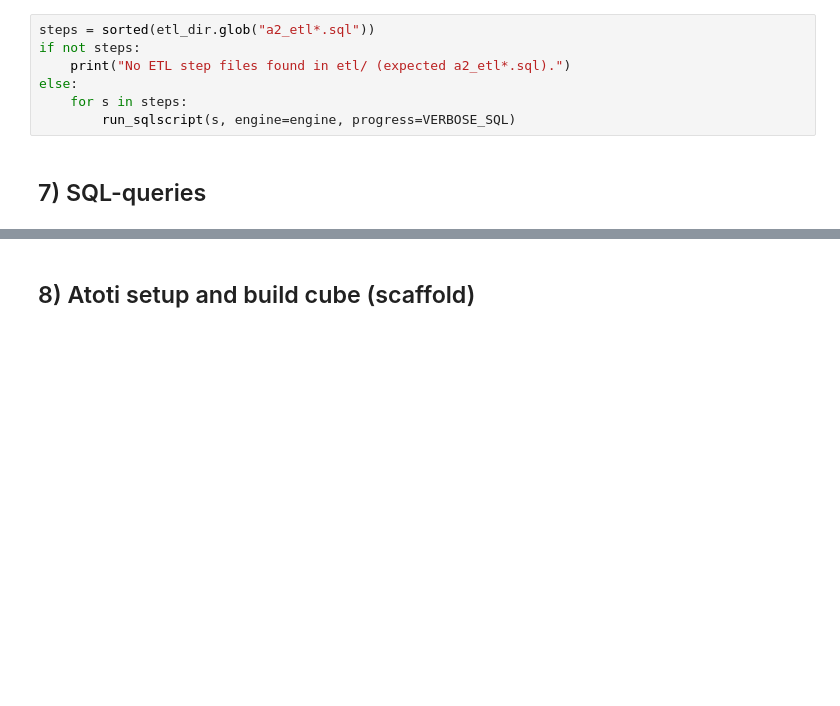
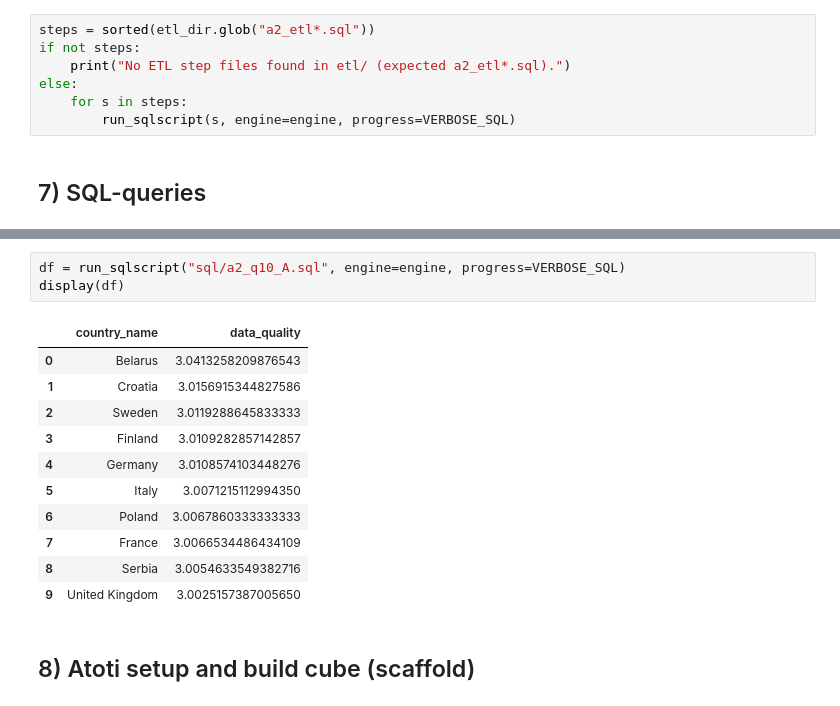
Before and after one commit to B-Guard/BI_088, a Jupyter notebook: BI_Projects/DWH2_088/AirQ_Part2_088.ipynb, the cells around one changed output, grey strips where cells are left out. Saved outputs shown, nothing was run; the diff lists cells and outputs as text; blank space fills up the shorter version.

```diff
--- a/BI_Projects/DWH2_088/AirQ_Part2_088.ipynb
+++ b/BI_Projects/DWH2_088/AirQ_Part2_088.ipynb
@@ -341,3 +470,18 @@ display(df)
+# %%
+df = run_sqlscript("sql/a2_q10_A.sql", engine=engine, progress=VERBOSE_SQL)
+display(df)
+# %% [output]
+|  | country_name | data_quality |
+| 0 | Belarus | 3.0413258209876543 |
+| 1 | Croatia | 3.0156915344827586 |
+| 2 | Sweden | 3.0119288645833333 |
+| 3 | Finland | 3.0109282857142857 |
+| 4 | Germany | 3.0108574103448276 |
+| 5 | Italy | 3.0071215112994350 |
+| 6 | Poland | 3.0067860333333333 |
+| 7 | France | 3.0066534486434109 |
+| 8 | Serbia | 3.0054633549382716 |
+| 9 | United Kingdom | 3.0025157387005650 |
 # %% [markdown]
 ## 8) Atoti setup and build cube (scaffold)
 # %%
```
Also changed, not shown: parts of 17 cells of this notebook, 5 other files.
